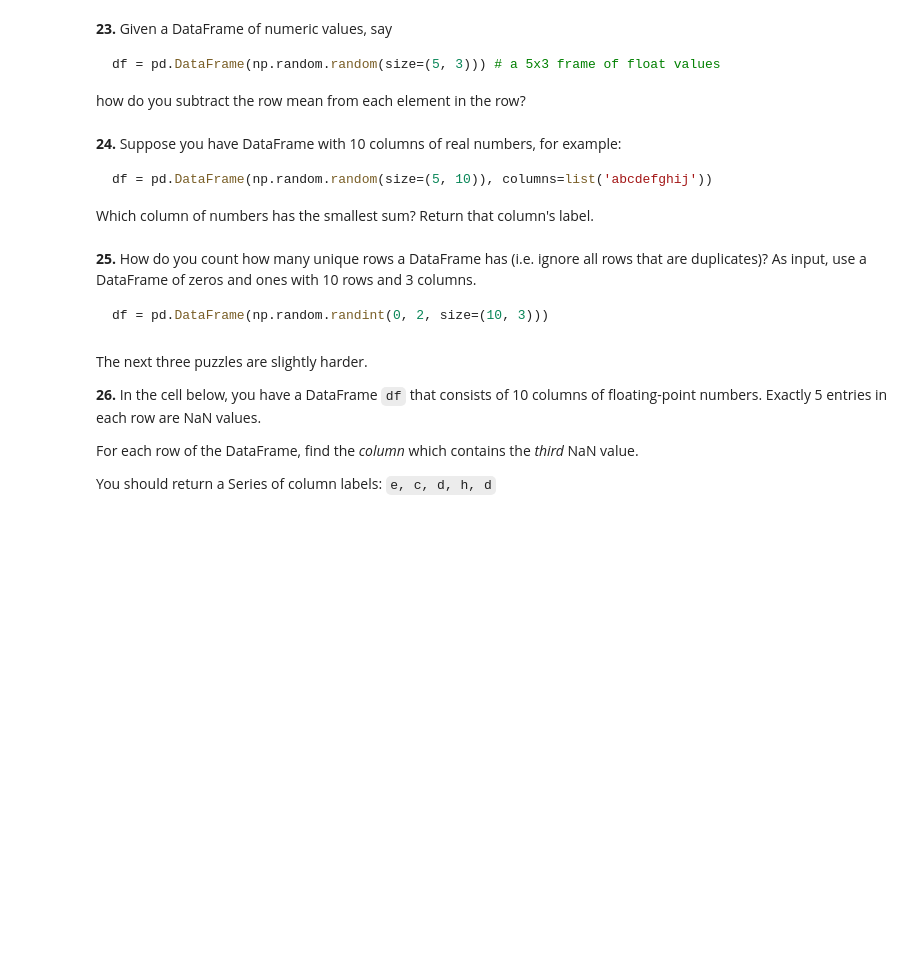
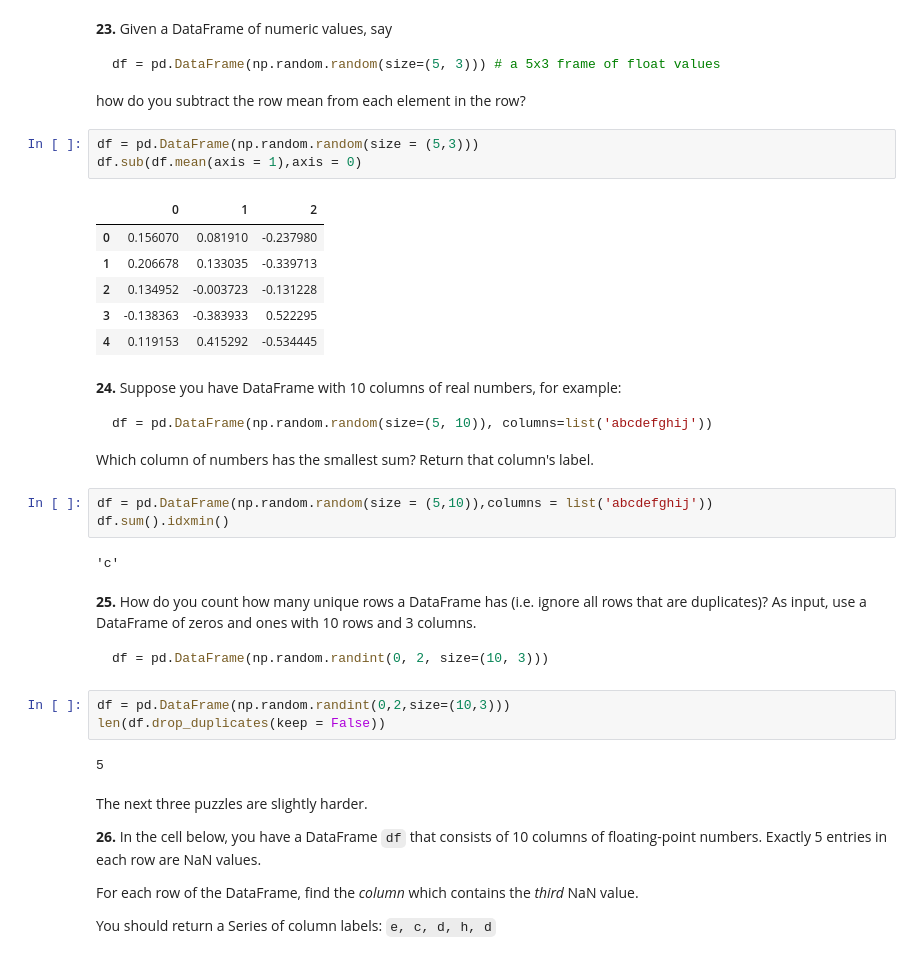
Before and after one commit to herbguy/Python-Practice, a Jupyter notebook: 100_pandas_puzzles.ipynb, the cells around one changed output. Saved outputs shown, nothing was run; the diff lists cells and outputs as text; blank space fills up the shorter version.

````diff
--- a/100_pandas_puzzles.ipynb
+++ b/100_pandas_puzzles.ipynb
@@ -299,6 +311,16 @@ df = pd.DataFrame(np.random.random(size=(5, 3))) # a 5x3 frame of float values
 ```
 
 how do you subtract the row mean from each element in the row?
+# %%
+df = pd.DataFrame(np.random.random(size = (5,3)))
+df.sub(df.mean(axis = 1),axis = 0)
+# %% [output]
+|  | 0 | 1 | 2 |
+| 0 | 0.156070 | 0.081910 | -0.237980 |
+| 1 | 0.206678 | 0.133035 | -0.339713 |
+| 2 | 0.134952 | -0.003723 | -0.131228 |
+| 3 | -0.138363 | -0.383933 | 0.522295 |
+| 4 | 0.119153 | 0.415292 | -0.534445 |
 # %% [markdown]
 **24.** Suppose you have DataFrame with 10 columns of real numbers, for example:
 
@@ -306,12 +328,22 @@ how do you subtract the row mean from each element in the row?
 df = pd.DataFrame(np.random.random(size=(5, 10)), columns=list('abcdefghij'))
 ```
 Which column of numbers has the smallest sum?  Return that column's label.
+# %%
+df = pd.DataFrame(np.random.random(size = (5,10)),columns = list('abcdefghij'))
+df.sum().idxmin()
+# %% [output]
+'c'
 # %% [markdown]
 **25.** How do you count how many unique rows a DataFrame has (i.e. ignore all rows that are duplicates)? As input, use a DataFrame of zeros and ones with 10 rows and 3 columns.
 
 ```python
 df = pd.DataFrame(np.random.randint(0, 2, size=(10, 3)))
 ```
+# %%
+df = pd.DataFrame(np.random.randint(0,2,size=(10,3)))
+len(df.drop_duplicates(keep = False))
+# %% [output]
+5
 # %% [markdown]
 The next three puzzles are slightly harder.
 
````
Also changed, not shown: parts of 4 cells of this notebook.
